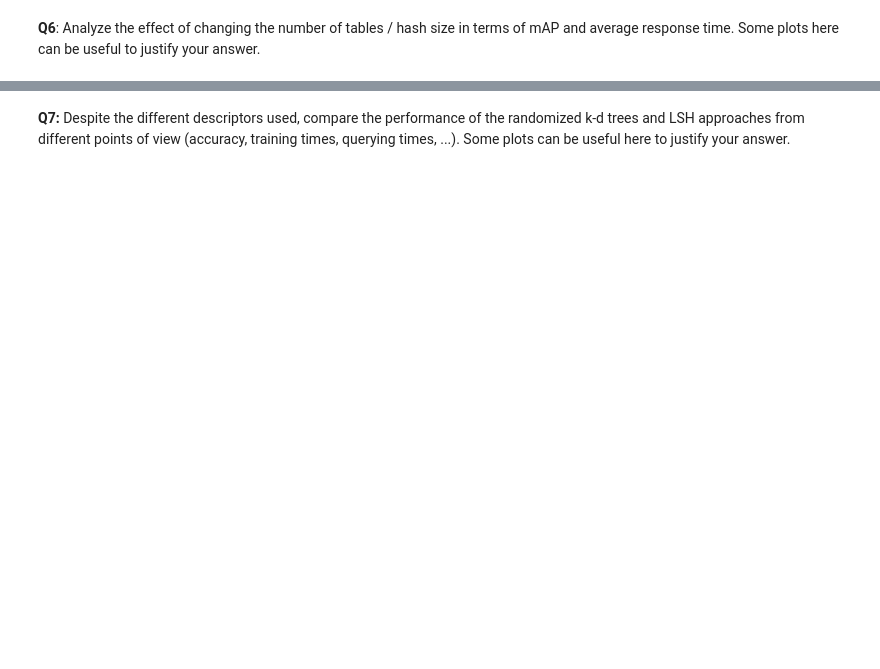
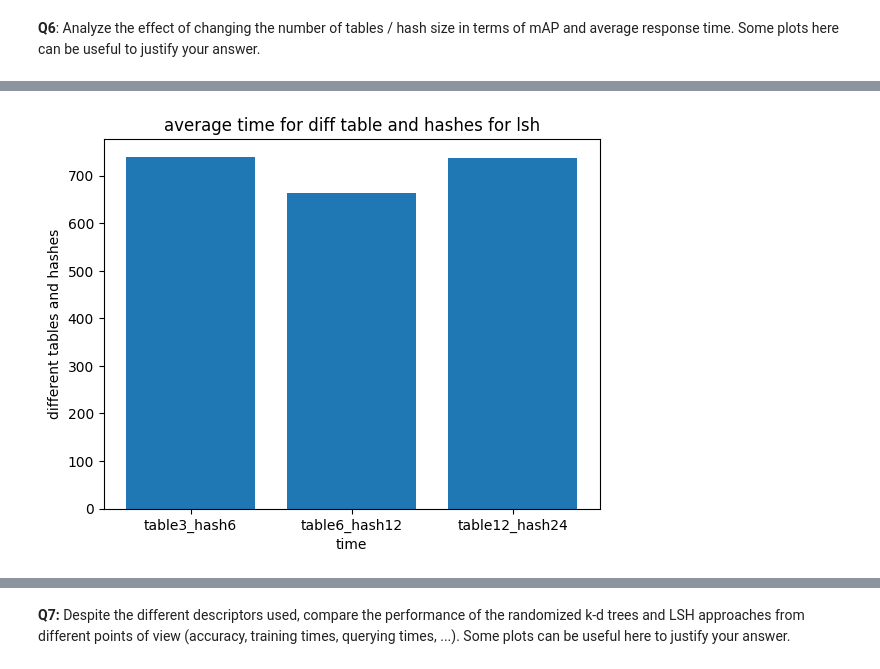
Before and after one commit to claredavies/ImageIndexing, a Jupyter notebook: Image_Indexing_Assignment2.ipynb, the cells around one changed output, grey strips where cells are left out. Saved outputs shown, nothing was run; the diff lists cells and outputs as text; code cells hidden in the pictures; blank space fills up the shorter version.

```diff
--- a/Image_Indexing_Assignment2.ipynb
+++ b/Image_Indexing_Assignment2.ipynb
@@ -550,0 +539,7 @@ Write here the code required to answer the questions stated above. You can add m
+# %%
+import time
+index_table6_hash12 = build_db_lsh(train_desc_orb[0:5], tables = 6, hash_size = 12)
+start_time = time.time()
+_, mAP_lsh_table6_hash12 = compute_mAP(query_names, query_desc_orb, index_table6_hash12, train_names[0:5], '../holidays_mini/holidays_images.dat')
+time_table6_hash12 = time.time() - start_time
+print("time_table6_hash12 %s seconds: ", time_table6_hash12)
@@ -550,0 +562,9 @@ Write here the code required to answer the questions stated above. You can add m
+# %%
+# Data for the bar chart
+mAP_scores_hash = [mAP_lsh_table3_hash6, mAP_lsh_table6_hash12, mAP_lsh_table12_hash24]
+time_scores_hash = [time_table3_hash6, time_table6_hash12, time_table12_hash24]
+labels_hash = ['table3_hash6','table6_hash12','table12_hash24']
+# %%
+plot_chart(time_scores_hash, labels_hash, "average time for diff table and hashes for lsh", "time", "different tables and hashes")
+# %% [output]
+[figure, added]
```
Also changed, not shown: parts of 46 cells of this notebook.
